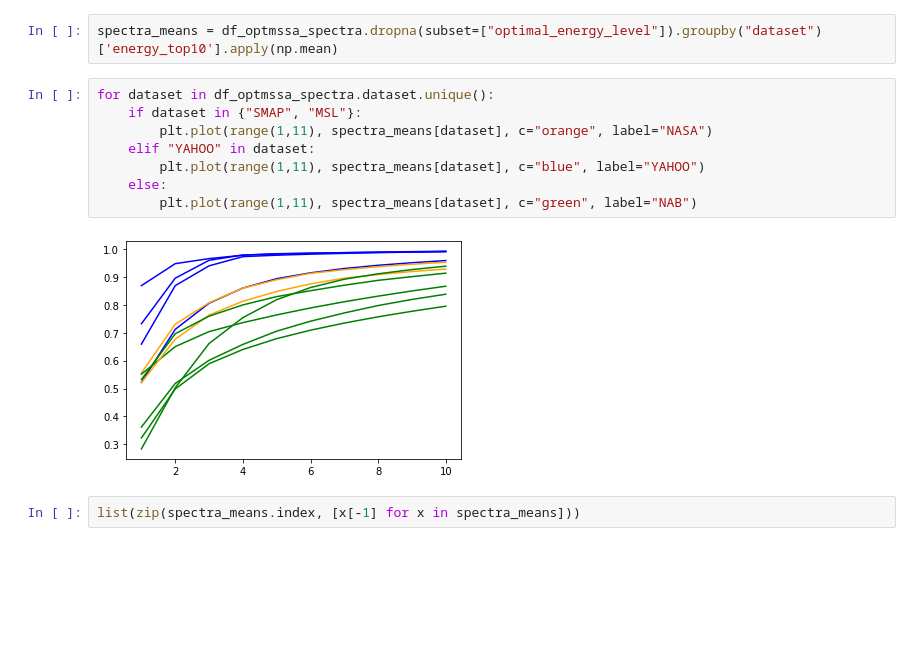
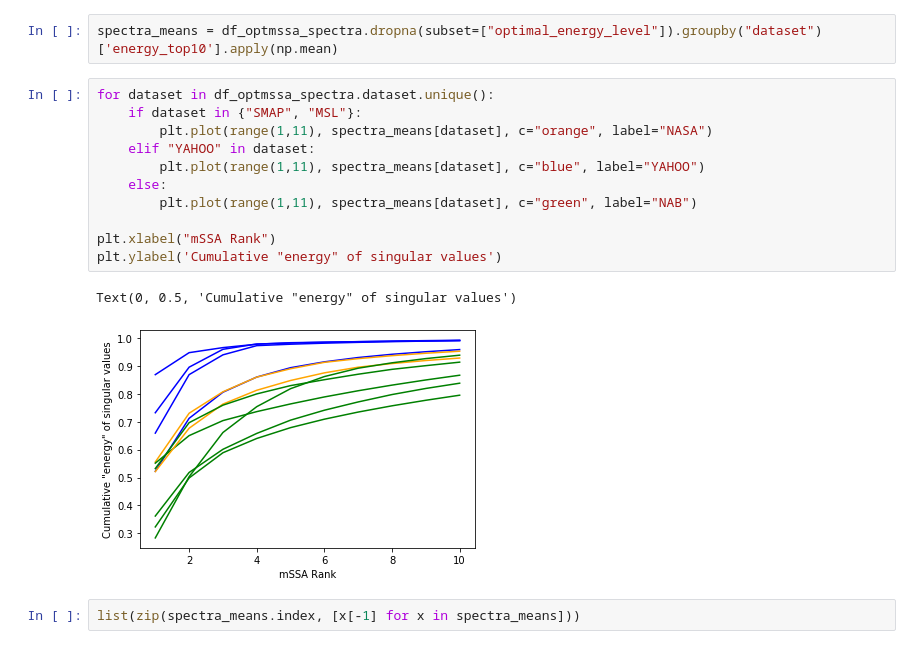
Before and after one commit to amlatyrngom/ml_project_bench, a Jupyter notebook: presentation_figures.ipynb, the cells around one changed output. Saved outputs shown, nothing was run; the diff lists cells and outputs as text; blank space fills up the shorter version.

```diff
--- a/presentation_figures.ipynb
+++ b/presentation_figures.ipynb
@@ -330,13 +334,17 @@ spectra_means = df_optmssa_spectra.dropna(subset=["optimal_energy_level"]).group
 # %%
 for dataset in df_optmssa_spectra.dataset.unique():
     if dataset in {"SMAP", "MSL"}:
         plt.plot(range(1,11), spectra_means[dataset], c="orange", label="NASA")
     elif "YAHOO" in dataset:
         plt.plot(range(1,11), spectra_means[dataset], c="blue", label="YAHOO")
     else:
         plt.plot(range(1,11), spectra_means[dataset], c="green", label="NAB")
+
+plt.xlabel("mSSA Rank")
+plt.ylabel('Cumulative "energy" of singular values')
 # %% [output]
+Text(0, 0.5, 'Cumulative "energy" of singular values')
-[figure, old version]
+[figure, new version]
 # %%
 list(zip(spectra_means.index, [x[-1] for x in spectra_means]))
 # %% [output]
```
Also changed, not shown: parts of 16 cells of this notebook.
